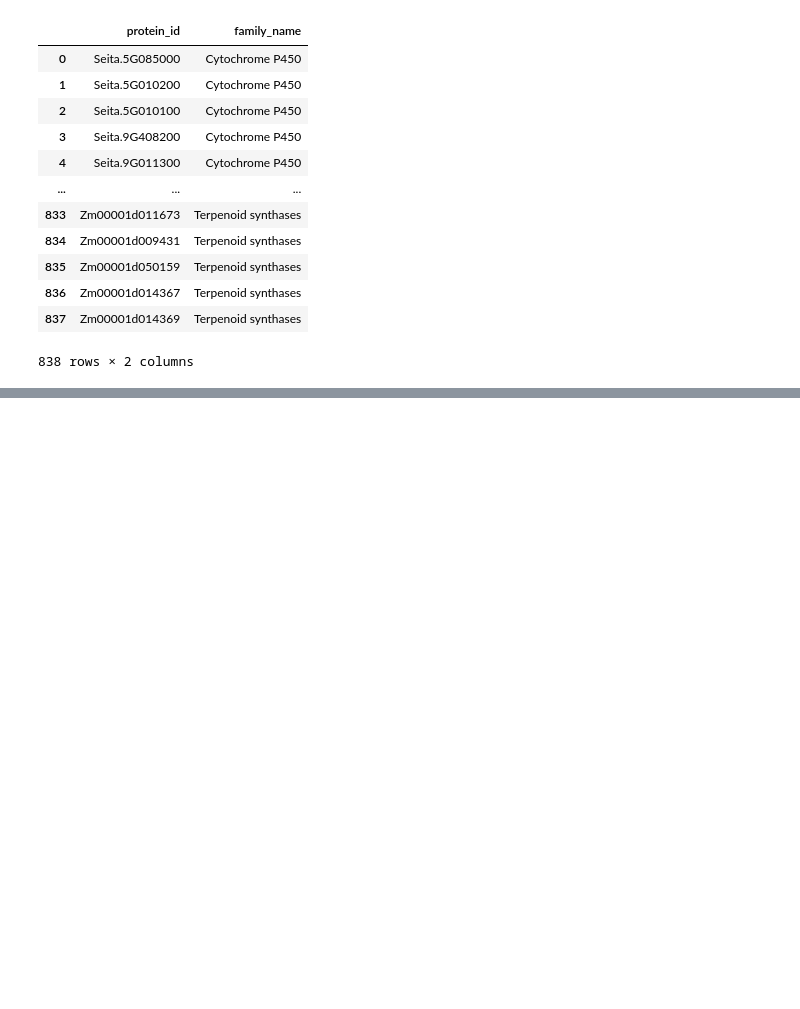
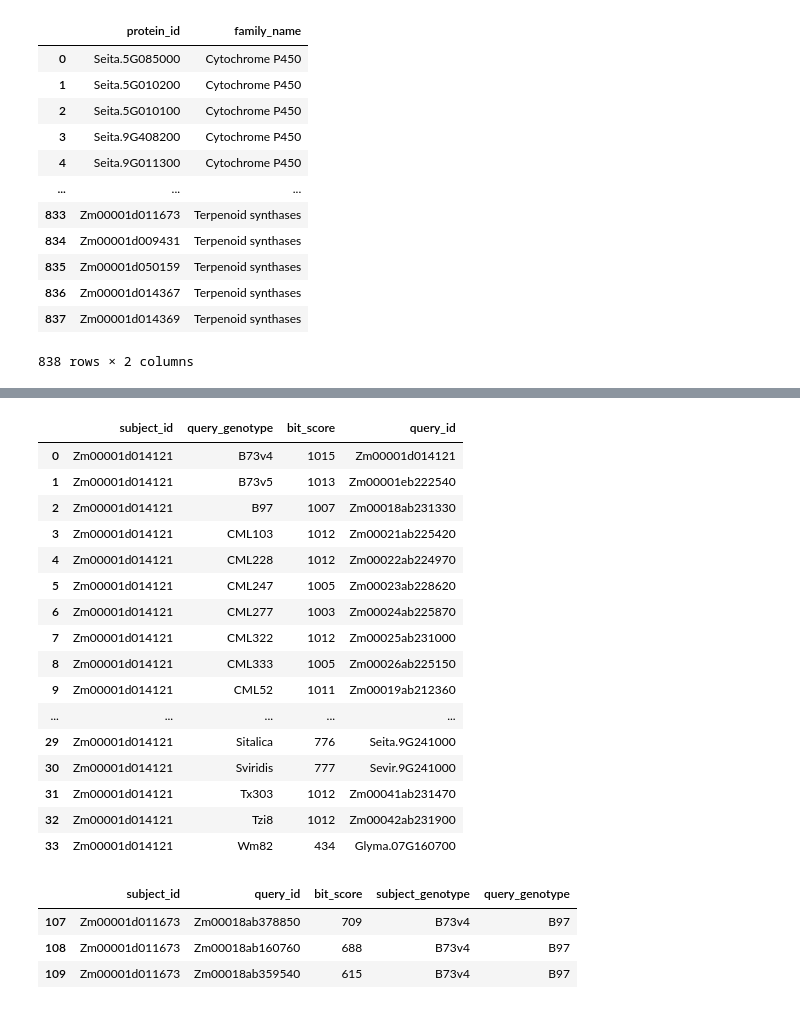
Before and after one commit to eporetsky/SQNce, a Jupyter notebook: SQNce.ipynb, the cells around one changed output, grey strips where cells are left out. Saved outputs shown, nothing was run; the diff lists cells and outputs as text; code cells hidden in the pictures; blank space fills up the shorter version.

```diff
--- a/SQNce.ipynb
+++ b/SQNce.ipynb
@@ -687,3 +687,13 @@ df
 | 836 | Zm00001d014367 | Terpenoid synthases |
 | 837 | Zm00001d014369 | Terpenoid synthases |
 838 rows × 2 columns
+# %%
+selected = "subject_id"
+entity_list = ["Zm00001d014121", "Zm00001d014134, ""Zm00001d014136"]
+con = sqlite3.connect("SQNce.db") # deploy with this
+cursorObj = con.cursor()
+entity_list_str = str("','".join(entity_list))
+df = pd.read_sql_query("""SELECT *
+                        FROM BBHs
+                        WHERE {0} IN ('{1}')""".format(selected, entity_list_str), con)
+df
@@ -689,0 +714,28 @@ df
+# %%
+# This is a stupid function but it seems to work correctly.
+df.sort_values(['bit_score'], ascending=False).groupby(["subject_id", "query_genotype"]).agg({"bit_score": "first", "query_id": "first",}).reset_index()
+# %% [output]
+|  | subject_id | query_genotype | bit_score | query_id |
+| 0 | Zm00001d014121 | B73v4 | 1015 | Zm00001d014121 |
+| 1 | Zm00001d014121 | B73v5 | 1013 | Zm00001eb222540 |
+| 2 | Zm00001d014121 | B97 | 1007 | Zm00018ab231330 |
+| 3 | Zm00001d014121 | CML103 | 1012 | Zm00021ab225420 |
+| 4 | Zm00001d014121 | CML228 | 1012 | Zm00022ab224970 |
+| 5 | Zm00001d014121 | CML247 | 1005 | Zm00023ab228620 |
+| 6 | Zm00001d014121 | CML277 | 1003 | Zm00024ab225870 |
+| 7 | Zm00001d014121 | CML322 | 1012 | Zm00025ab231000 |
+| 8 | Zm00001d014121 | CML333 | 1005 | Zm00026ab225150 |
+| 9 | Zm00001d014121 | CML52 | 1011 | Zm00019ab212360 |
+| ... | ... | ... | ... | ... |
+| 29 | Zm00001d014121 | Sitalica | 776 | Seita.9G241000 |
+| 30 | Zm00001d014121 | Sviridis | 777 | Sevir.9G241000 |
+| 31 | Zm00001d014121 | Tx303 | 1012 | Zm00041ab231470 |
+| 32 | Zm00001d014121 | Tzi8 | 1012 | Zm00042ab231900 |
+| 33 | Zm00001d014121 | Wm82 | 434 | Glyma.07G160700 |
+# %%
+df[df["query_genotype"].isin(["B97", "dsa"])]
+# %% [output]
+|  | subject_id | query_id | bit_score | subject_genotype | query_genotype |
+| 107 | Zm00001d011673 | Zm00018ab378850 | 709 | B73v4 | B97 |
+| 108 | Zm00001d011673 | Zm00018ab160760 | 688 | B73v4 | B97 |
+| 109 | Zm00001d011673 | Zm00018ab359540 | 615 | B73v4 | B97 |
```
Also changed, not shown: parts of 3 cells of this notebook, 1 other file.
